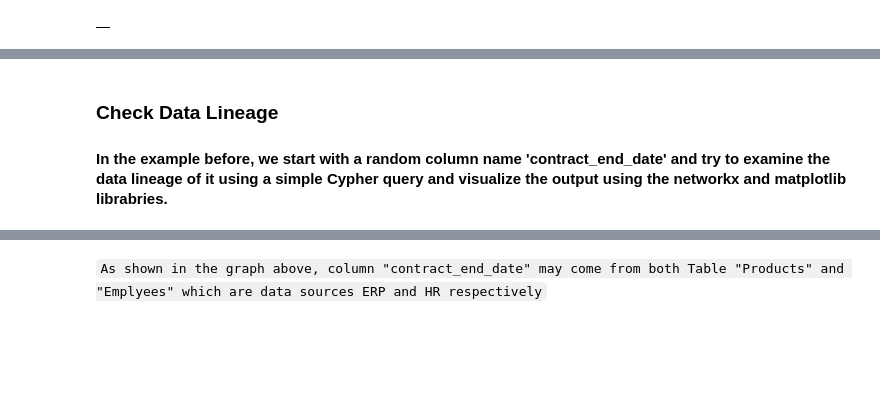
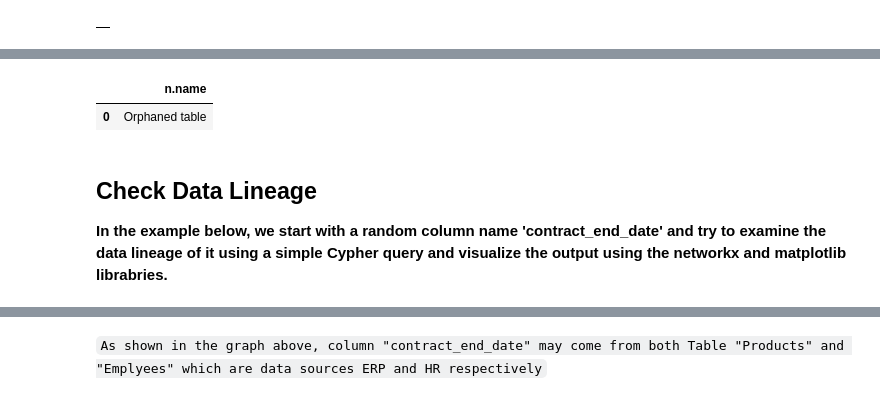
Before and after one commit to zhongjie526/neo4j_data_catalog, a Jupyter notebook: Data Catalog Management.ipynb, the cells around one changed output, grey strips where cells are left out. Drawn from its saved outputs; the diff is of its cells as text; code cells hidden in the pictures; blank space fills up the shorter version.

```diff
--- a/Data Catalog Management.ipynb
+++ b/Data Catalog Management.ipynb
@@ -169,7 +174,27 @@ Note: you may need to restart the kernel to use updated packages.
+# %%
+gds.run_cypher("""
+match (t1:Table {name:"Products_Duplicate"}) detach delete t1
+""")
+
+gds.run_cypher("""
+match (t1:Table {name:"Orphaned table"}) detach delete t1
+""")
+
+gds.run_cypher("""
+merge (t1:Table {name:"Orphaned table"})
+""")
+
+gds.run_cypher("""
+    MATCH (n:Table)
+    WHERE NOT EXISTS(()-->(n))
+    RETURN n.name
+""")
+# %% [output]
+|  | n.name |
+| 0 | Orphaned table |
 # %% [markdown]
-### Check Data Lineage
-
-#### In the example before, we start with a random column name 'contract_end_date' and try to examine the data lineage of it using a simple Cypher query and visualize the output using the networkx and matplotlib librabries.
+## Check Data Lineage
+**In the example below, we start with a random column name 'contract_end_date' and try to examine the data lineage of it using a simple Cypher query and visualize the output using the networkx and matplotlib librabries.**
 # %%
 import networkx as nx
 import matplotlib.pyplot as plt
```
Also changed, not shown: parts of 23 cells of this notebook.
